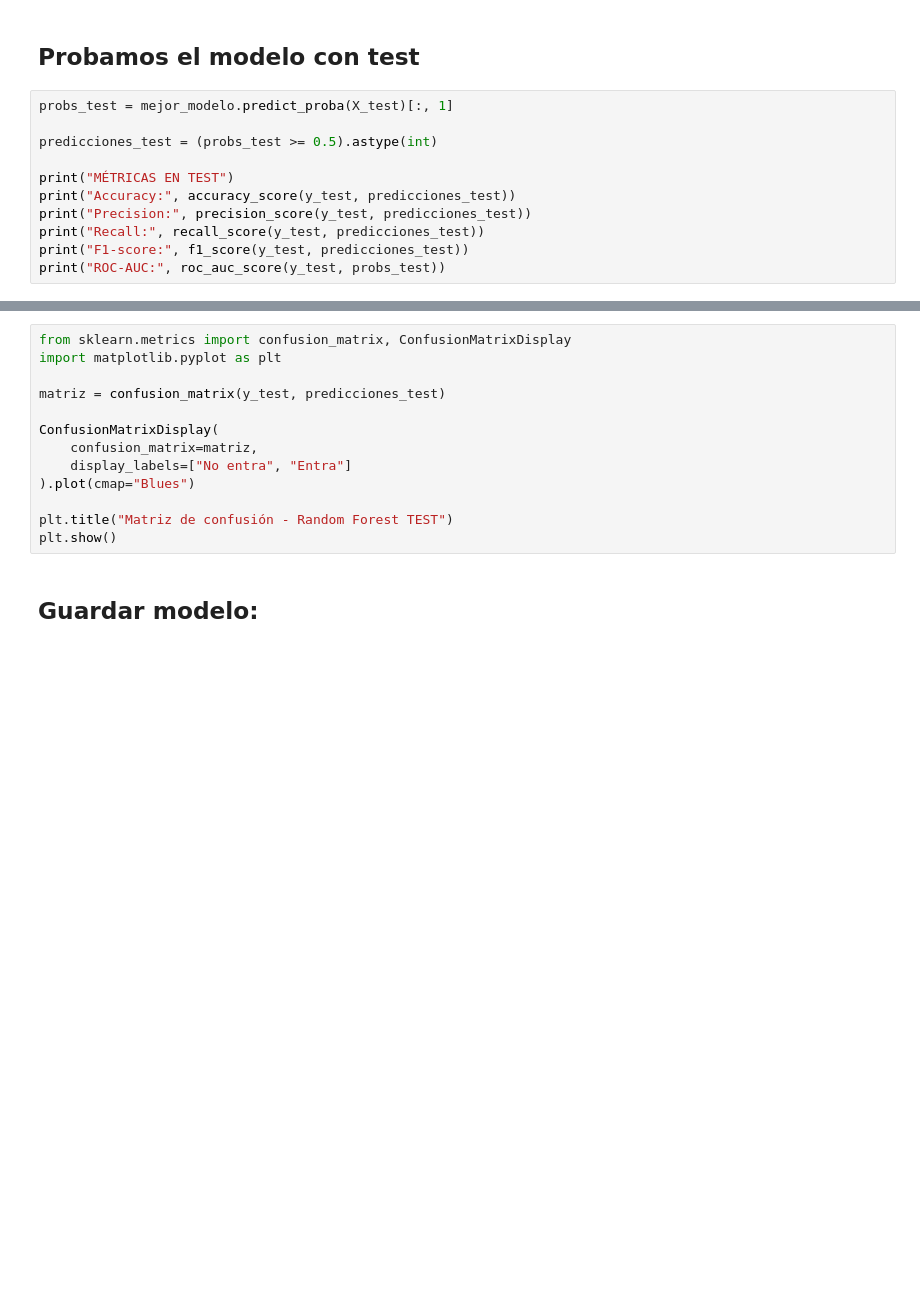
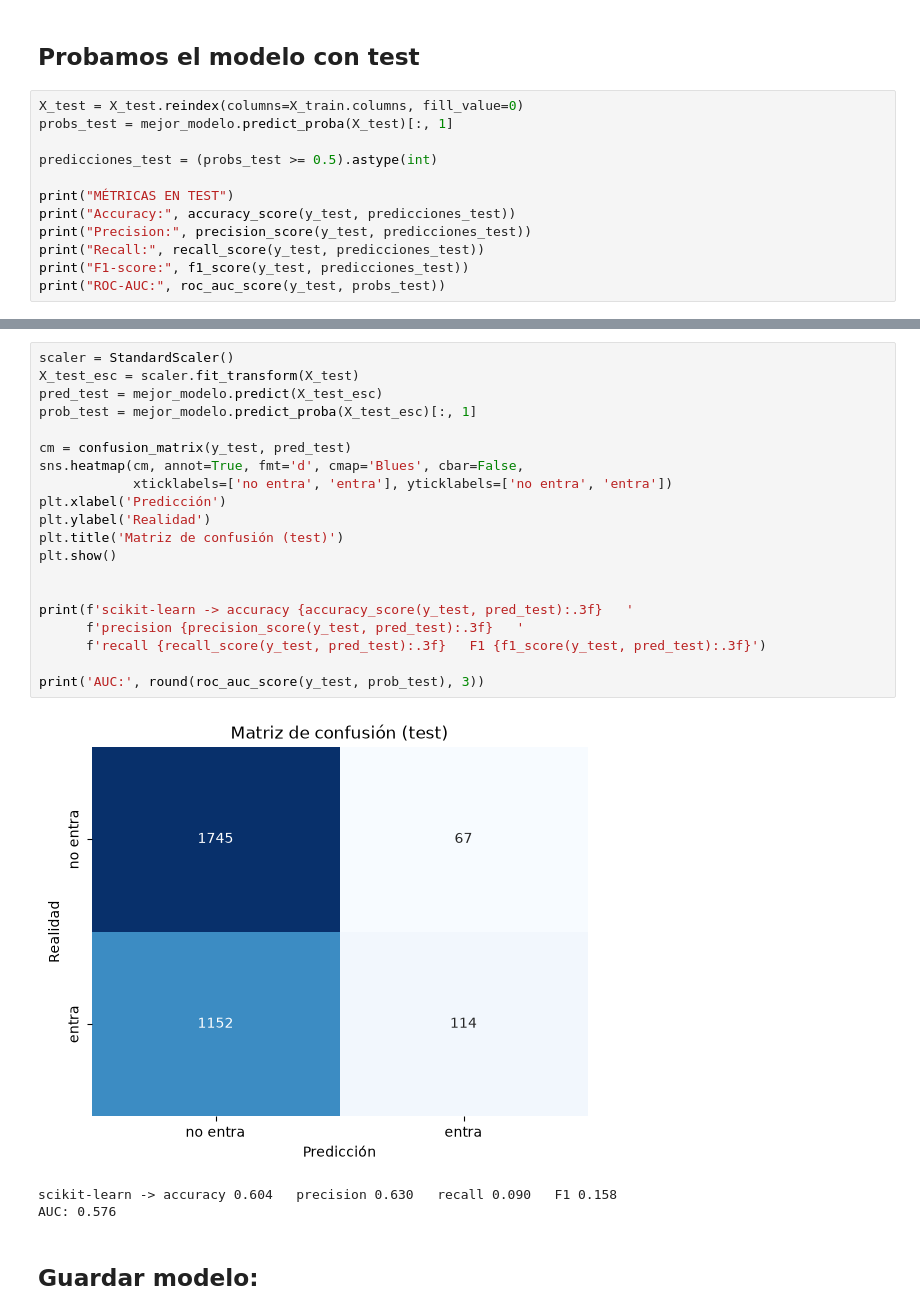
Before and after one commit to alicia-ms/Reto1_Alicia_XabierG_PIA-SAA-MIA, a Jupyter notebook: notebooks/05_modelo_XGBoost.ipynb, the cells around one changed output, grey strips where cells are left out. Drawn from its saved outputs; the diff is of its cells as text; blank space fills up the shorter version.

Commit message:
Comprobando modelos y añadiendo matrices de confusión reflexiones finales

```diff
--- a/notebooks/05_modelo_XGBoost.ipynb
+++ b/notebooks/05_modelo_XGBoost.ipynb
@@ -414,6 +415,7 @@ AUC: 0.646
 # %% [markdown]
 ## Probamos el modelo con test
 # %%
+X_test = X_test.reindex(columns=X_train.columns, fill_value=0)
 probs_test = mejor_modelo.predict_proba(X_test)[:, 1]
 
 predicciones_test = (probs_test >= 0.5).astype(int)
@@ -427,16 +436,27 @@ print("ROC-AUC:", roc_auc_score(y_test, probs_test))
 # %%
-from sklearn.metrics import confusion_matrix, ConfusionMatrixDisplay
-import matplotlib.pyplot as plt
+scaler = StandardScaler()
+X_test_esc = scaler.fit_transform(X_test)
+pred_test = mejor_modelo.predict(X_test_esc)
+prob_test = mejor_modelo.predict_proba(X_test_esc)[:, 1]
 
-matriz = confusion_matrix(y_test, predicciones_test)
+cm = confusion_matrix(y_test, pred_test)
+sns.heatmap(cm, annot=True, fmt='d', cmap='Blues', cbar=False,
+            xticklabels=['no entra', 'entra'], yticklabels=['no entra', 'entra'])
+plt.xlabel('Predicción')
+plt.ylabel('Realidad')
+plt.title('Matriz de confusión (test)')
+plt.show()
 
-ConfusionMatrixDisplay(
-    confusion_matrix=matriz,
-    display_labels=["No entra", "Entra"]
-).plot(cmap="Blues")
 
-plt.title("Matriz de confusión - Random Forest TEST")
-plt.show()
+print(f'scikit-learn -> accuracy {accuracy_score(y_test, pred_test):.3f}   '
+      f'precision {precision_score(y_test, pred_test):.3f}   '
+      f'recall {recall_score(y_test, pred_test):.3f}   F1 {f1_score(y_test, pred_test):.3f}')
+
+print('AUC:', round(roc_auc_score(y_test, prob_test), 3))
+# %% [output]
+[figure, added]
+scikit-learn -> accuracy 0.604   precision 0.630   recall 0.090   F1 0.158
+AUC: 0.576
 # %% [markdown]
 ## Guardar modelo:
 # %%
```
Also changed, not shown: parts of 11 cells of this notebook, 5 other files.
